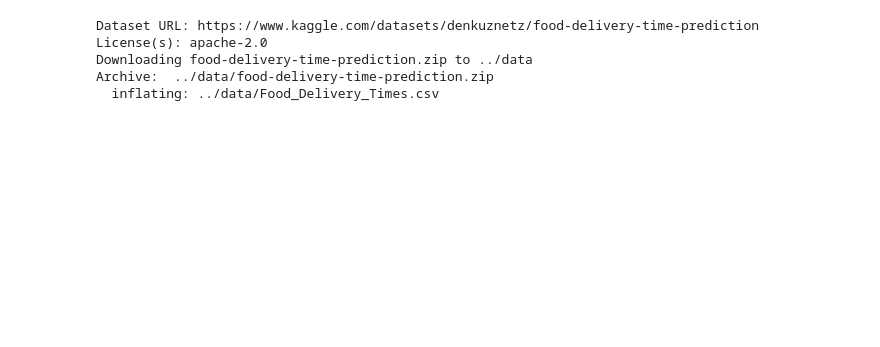
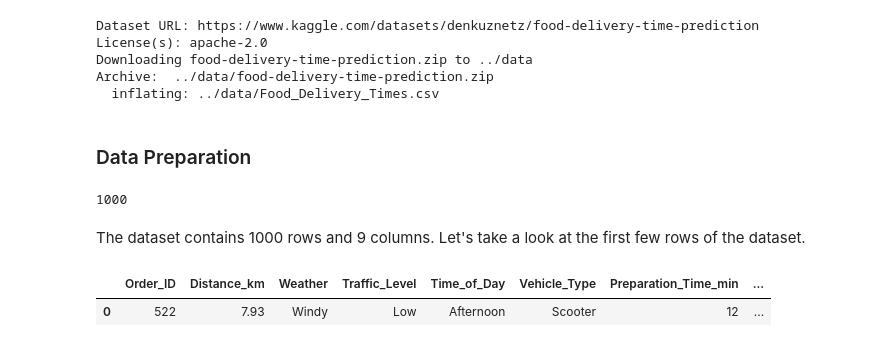
Before and after one commit to kellyvergarat/ML-Delivery-Time-Prediction, a Jupyter notebook: notebooks/prediction_notebook.ipynb, the cells around one changed output. Cells and saved outputs as stored; diff of their text form; code cells hidden in the pictures; blank space fills up the shorter version.

```diff
--- a/notebooks/prediction_notebook.ipynb
+++ b/notebooks/prediction_notebook.ipynb
@@ -33,5 +45,7 @@ License(s): apache-2.0
 Downloading food-delivery-time-prediction.zip to ../data
 Archive:  ../data/food-delivery-time-prediction.zip
   inflating: ../data/Food_Delivery_Times.csv
+# %% [markdown]
+### Data Preparation
 # %%
 #load the dataset
@@ -38,0 +53,11 @@ df = pd.read
+# %%
+len(df)
+# %% [output]
+1000
+# %% [markdown]
+The dataset contains 1000 rows and 9 columns. Let's take a look at the first few rows of the dataset.
+# %%
+df.head(1)
+# %% [output]
+|  | Order_ID | Distance_km | Weather | Traffic_Level | Time_of_Day | Vehicle_Type | Preparation_Time_min | ... |
+| 0 | 522 | 7.93 | Windy | Low | Afternoon | Scooter | 12 | ... |
```
Also changed, not shown: parts of 24 cells of this notebook.
